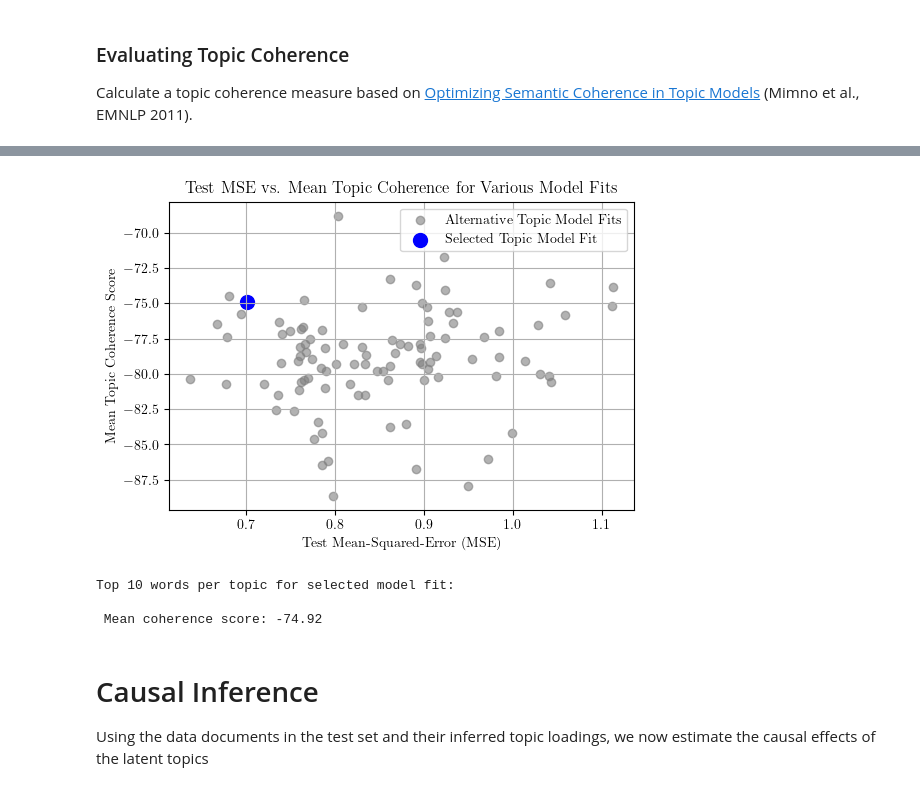
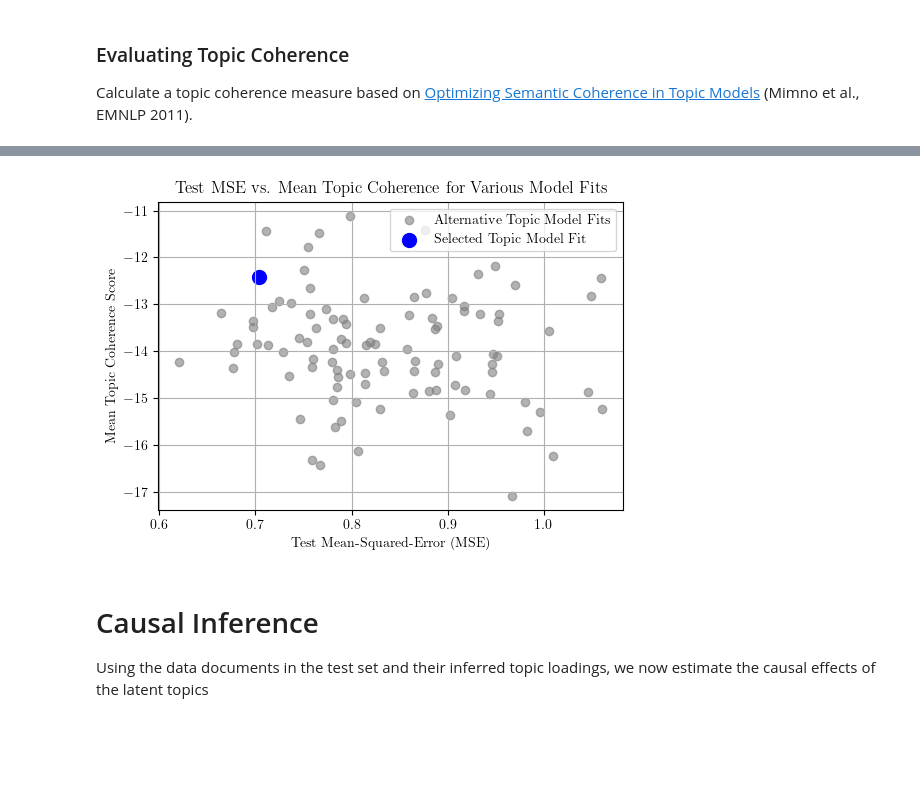
Before and after one commit to TillRS/AutoPersuade, a Jupyter notebook: scripts/2_sun_topic_model.ipynb, the cells around one changed output, grey strips where cells are left out. Saved outputs shown, nothing was run; the diff lists cells and outputs as text; code cells hidden in the pictures; blank space fills up the shorter version.

Commit message:
Update Main topic model fitting steps

```diff
--- a/scripts/2_sun_topic_model.ipynb
+++ b/scripts/2_sun_topic_model.ipynb
@@ -16,6 +27,6 @@ data_dir= Path("~/Dropbox (Princeton)/CF-Text/Software_Data/Data/AutoPersuadePap
 # %%
 # import original argument data
-df = pd.read_csv(data_dir / "Original_Argument_Collection_with_BT_Scores.csv")
+df = pd.read_excel(data_dir / "Original_Argument_Collection_with_BT_Score_and_Topics.xlsx")
 
 # import argument embeddings
 embeddings = torch.load(data_dir / "Original_Argument_Collection_Embeddings.pt")
@@ -294,10 +298,16 @@ def model_fitting(
         model.fit(niter=niter)
         W_snmf = model.get_topics()
         H_snmf = model.get_coefficients()
+        S = np.diag(np.std(W_snmf, axis=0))
+        W_snmf = W_snmf @ np.linalg.inv(S)
+        H_snmf = S @ H_snmf
+
+        model.model.W = W_snmf
+        model.model.H = H_snmf
 
         # Evaluate model performance
         in_sample_mse = np.mean((Y_norm[train] - np.dot(W_snmf, H_snmf[:, -1]) * ((1 - alpha) ** -0.5)) ** 2)
-        Y_pred = model.predict(X_new=X_norm_scaled[test], random_state=random_state, niter=niter)
+        Y_pred = model.predict(X_new=X_norm_scaled[test], random_state=random_state, niter=niter, cvxpy=False)
         test_mse = np.mean((Y_pred - Y_norm[test]) ** 2)
 
         if sample_documents == True:
@@ -611,12 +622,12 @@ model.model.W = W_norm
 model.model.H = H_norm
 
 # Infer topic loadings and predict response variable for the entire dataset
-Y_pred, W_pred = model.predict(X_new=X_norm_scaled, random_state=44, niter=100, return_topics=True)
+Y_pred, W_pred = model.predict(X_new=X_norm_scaled, random_state=44, niter=100, return_topics=True, cvxpy = False)
 
 # create 10 new columns in df called topic_1_og, topic_2_og, ... topic_10_og
 for i in range(10):
         df[f"topic_{i+1}_inf"] = W_pred[:,i]
 
-# df.to_csv(data_dir / "Generated_Veganism_Arguments_with_BT_Score_and_Topics.csv", index=False)
+df.to_excel(data_dir / "Original_Argument_Collection_with_BT_Score_and_Topics.xlsx", index=False)
 # %%
 print('Top 10 words per topic for selected model fit:')
@@ -647,63 +659,57 @@ Top 10 words per topic for selected model fit:
 # %%
-
-# Set parameters
-num_bases = 10
-alpha = 0.5
-niter = 100
-test_size = 0.2
-n_sent = 20
-model_name = "coherence_test"
-
 # Draw 100 random random states
-np.random.seed(0)
+np.random.seed(2024)
 random_states = np.random.choice(range(1000), 99, replace=False)
 random_states = [44] + list(random_states)
-results = []
 
-# Loop over random states
-for random_state in random_states:
+# Define the function to run the model fitting and evaluation
+def evaluate_random_state(random_state):
     # Fit the model and calculate test MSE
-    train, in_sample_mse, test_mse, model = model_fitting(
-        embeddings=embeddings_train,
-        Y=np.array(df.BT_Score[df.Training_set == 1]),
-        num_bases=num_bases,
-        random_state=random_state,
-        alpha=alpha,
-        niter=niter,
-        test_size=test_size,
-    )
+    train_idx, in_sample_mse, test_mse, model = model_fitting(
+        embeddings = embeddings_train,
+        Y = np.array(df.BT_Score[df.Training_set == 1]),
+        num_bases = 10,
+        random_state = random_state,
+        alpha = 0.5,
+        niter = 100,
+        test_size = 0.2,
+        save_model = False,
+        sample_documents = False)
 
     # Calculate topic coherence scores
-    topic_coherence_scores = model_fitting_eval(
+    topic_coherence_scores = model_coherence_eval(
         model= model,
         df=df,
-        embeddings=embeddings,
-        random_state=random_state,
+        n_top_words=5,
+        n_top_docs=100,
     )
 
     mean_coherence_score = topic_coherence_scores
-    results.append((random_state, test_mse, mean_coherence_score))
+    return random_state, test_mse, mean_coherence_score
+
+# Parallelize the loop using Joblib
+results = Parallel(n_jobs=-1)(delayed(evaluate_random_state)(rs) for rs in random_states)
 
 # Convert results to DataFrame for easier plotting and analysis
 results_df = pd.DataFrame(results, columns=['random_state', 'test_mse', 'mean_coherence_score'])
 
 # Specific highlight for random_state = 44
 highlight_state = 44
 highlight_row = results_df[results_df['random_state'] == highlight_state]
 
 # Plotting the results
 plt.figure(figsize=(6, 4))
 plt.scatter(results_df['test_mse'], results_df['mean_coherence_score'], c='grey', alpha=0.6, label='Alternative Topic Model Fits')
 plt.scatter(highlight_row['test_mse'], highlight_row['mean_coherence_score'], c='blue', s=100, label=f'Selected Topic Model Fit')
 
 plt.xlabel('Test Mean-Squared-Error (MSE)')
 plt.ylabel('Mean Topic Coherence Score')
 plt.title('Test MSE vs. Mean Topic Coherence for Various Model Fits')
 plt.grid(True)
 plt.legend()
 
-plt.savefig(data_dir / "Veganism_Test_MSE_vs_Mean_Topic_Coherence_Score.png", bbox_inches='tight')
+# plt.savefig(figures_dir / "Veganism_Test_MSE_vs_Mean_Topic_Coherence_Score.png", bbox_inches='tight')
 
 plt.show()
 # %% [output]
-[figure, old version]
+[figure, new version]
@@ -754,17 +716,3 @@ for i in range(10):
-# %%
-print('Top 10 words per topic for selected model fit:')
-mean_coherence = model_fitting_eval(
-    model = model,
-    df = df,
-    embeddings = embeddings,
-    random_state=44,
-)
-
-print(f"\n Mean coherence score: {mean_coherence:.2f}")
-# %% [output]
-Top 10 words per topic for selected model fit:
-
- Mean coherence score: -74.92
 # %% [markdown]
 # Causal Inference
 Using the data documents in the test set and their inferred topic loadings, we now estimate the causal effects of the latent topics
```
Also changed, not shown: parts of 15 cells of this notebook, 1 other file.
